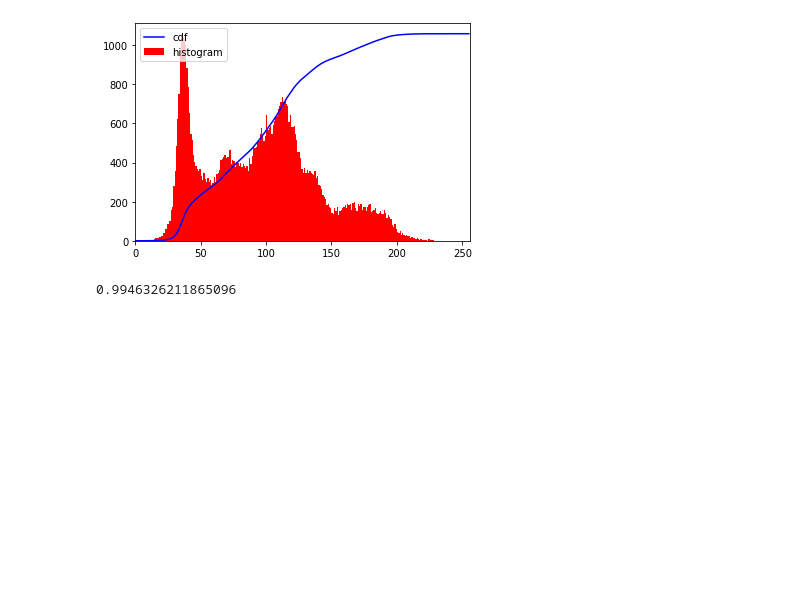
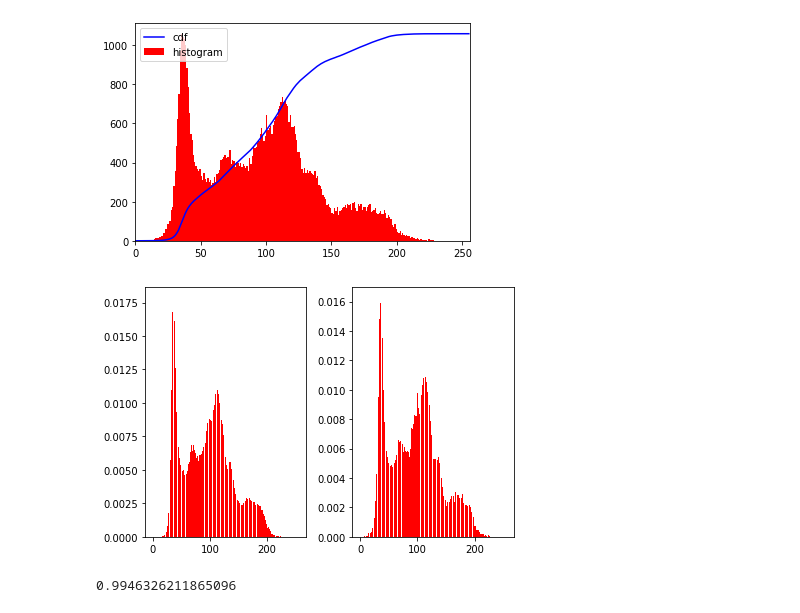
Before and after one commit to lehuutrung1412/CS231.L21.KHTN, a Jupyter notebook: Histogram/Histogram.ipynb, the cells around one changed output. Cells and saved outputs as stored; diff of their text form; code cells hidden in the pictures; blank space fills up the shorter version.

Commit message:
Fix plots

```diff
--- a/Histogram/Histogram.ipynb
+++ b/Histogram/Histogram.ipynb
@@ -22,7 +27,7 @@ plt.show()
 # %%
 img_256 = cv.imread('/content/drive/MyDrive/Study Documents/CS231 - CV/CS231.L21.KHTN/Sosanh2Anh/lena256.jpg',0)
 
-hist_256,bins = np.histogram(img_256.flatten(),256,[0,256])
+hist_256,bins_256 = np.histogram(img_256.flatten(),256,[0,256])
 cdf_256 = hist_256.cumsum()
 cdf_normalized_256 = cdf_256*float(hist_256.max())/cdf_256.max()
 
@@ -38,6 +43,14 @@ img_512_size = img.shape[0] * img.shape[1]
 img_256_size = img_256.shape[0] * img_256.shape[1]
 hist_512_norm = hist / img_512_size
 hist_256_norm = hist_256 / img_256_size
+# %%
+value = np.delete(bins, -1)
+fig, axs = plt.subplots(1,2,tight_layout=True)
+axs[0].bar(value, hist_512_norm, color='r')
+axs[1].bar(value, hist_256_norm, color='r')
+plt.show()
+# %% [output]
+[figure, added]
 # %%
 def convertType(hist):
   return hist.astype('float32')
```
Also changed, not shown: parts of 1 cell of this notebook.
